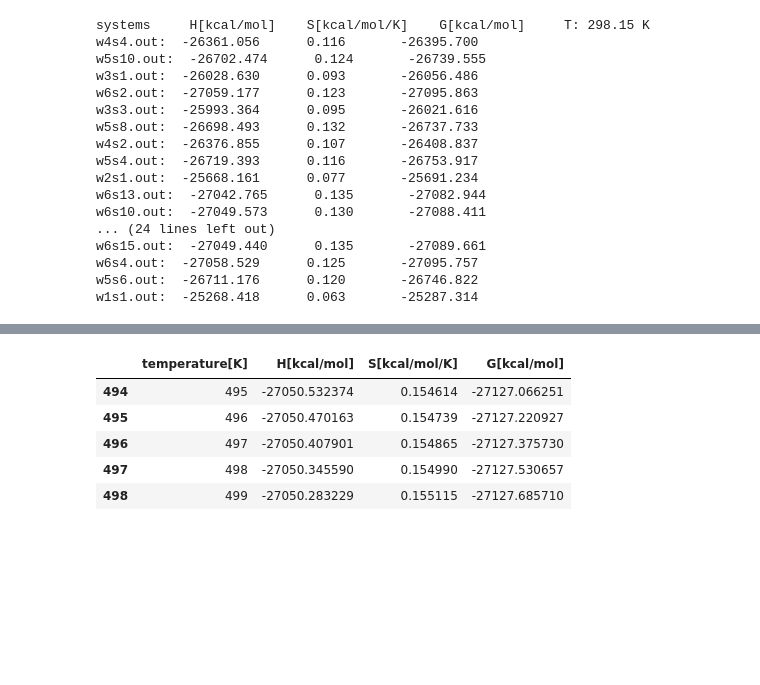
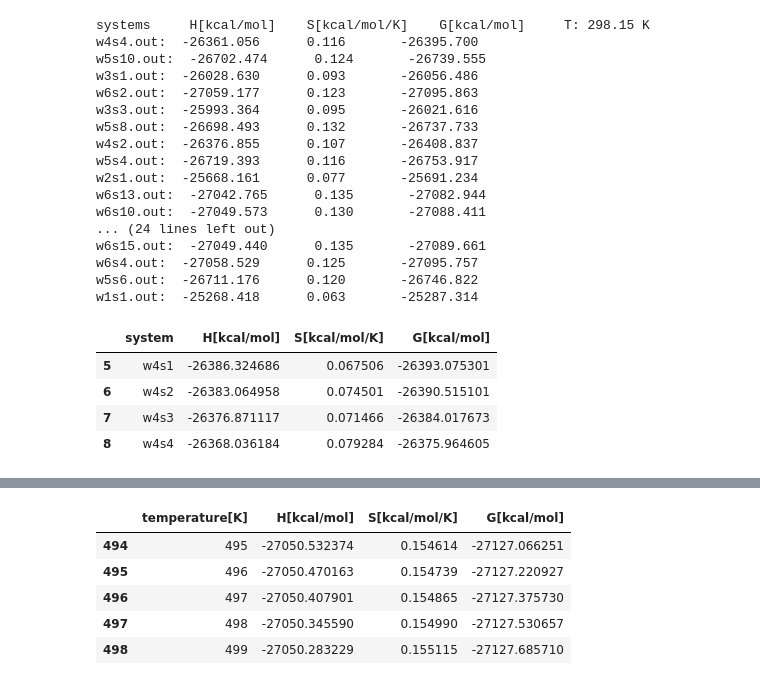
Before and after one commit to AndyDanian/ThermoChemistry, a Jupyter notebook: jupyter/thermo_hgw.ipynb, the cells around one changed output, grey strips where cells are left out. Cells and saved outputs as stored; diff of their text form; code cells hidden in the pictures; blank space fills up the shorter version.

Commit message:
Boltzmann population DH working. Only missing a DF creation with x=temperature and y=DH per molecularity

```diff
--- a/jupyter/thermo_hgw.ipynb
+++ b/jupyter/thermo_hgw.ipynb
@@ -165,3 +165,41 @@ w6s15.out:  -27049.440      0.135       -27089.661
 w6s4.out:  -27058.529      0.125       -27095.757
 w5s6.out:  -26711.176      0.120       -26746.822
 w1s1.out:  -25268.418      0.063       -25287.314
+# %%
+initital_temperature = 1
+final_temperature = 500
+step_temperature = 1
+# %%
+
+thermochemistry_per_temperature = {}
+
+for temperature in range(initital_temperature, final_temperature, step_temperature):
+    thermo_data = {
+        'system': [],
+        "H[kcal/mol]": [],
+        "S[kcal/mol/K]": [],
+        "G[kcal/mol]": [],
+    }
+
+    for file_adf in list_file_adf:
+
+        name_file = Path(file_adf).name
+
+        H_statmech = statmech[name_file].get_H(T=temperature, units='kcal/mol')
+        S_statmech = statmech[name_file].get_S(T=temperature, units='kcal/mol/K')
+        G_statmech = statmech[name_file].get_G(T=temperature, units='kcal/mol')
+
+        thermo_data['system'].append(Path(file_adf).stem)
+        thermo_data['H[kcal/mol]'].append(H_statmech)
+        thermo_data['S[kcal/mol/K]'].append(S_statmech)
+        thermo_data['G[kcal/mol]'].append(G_statmech)
+
+    thermochemistry_per_temperature[temperature] = pd.DataFrame(thermo_data).sort_values(by='system', ascending=True).reset_index(drop=True)
+# %%
+thermochemistry_per_temperature[100][thermochemistry_per_temperature[100]['system'].str.startswith('w4s')]
+# %% [output]
+|  | system | H[kcal/mol] | S[kcal/mol/K] | G[kcal/mol] |
+| 5 | w4s1 | -26386.324686 | 0.067506 | -26393.075301 |
+| 6 | w4s2 | -26383.064958 | 0.074501 | -26390.515101 |
+| 7 | w4s3 | -26376.871117 | 0.071466 | -26384.017673 |
+| 8 | w4s4 | -26368.036184 | 0.079284 | -26375.964605 |
```
Also changed, not shown: parts of 4 cells of this notebook.
